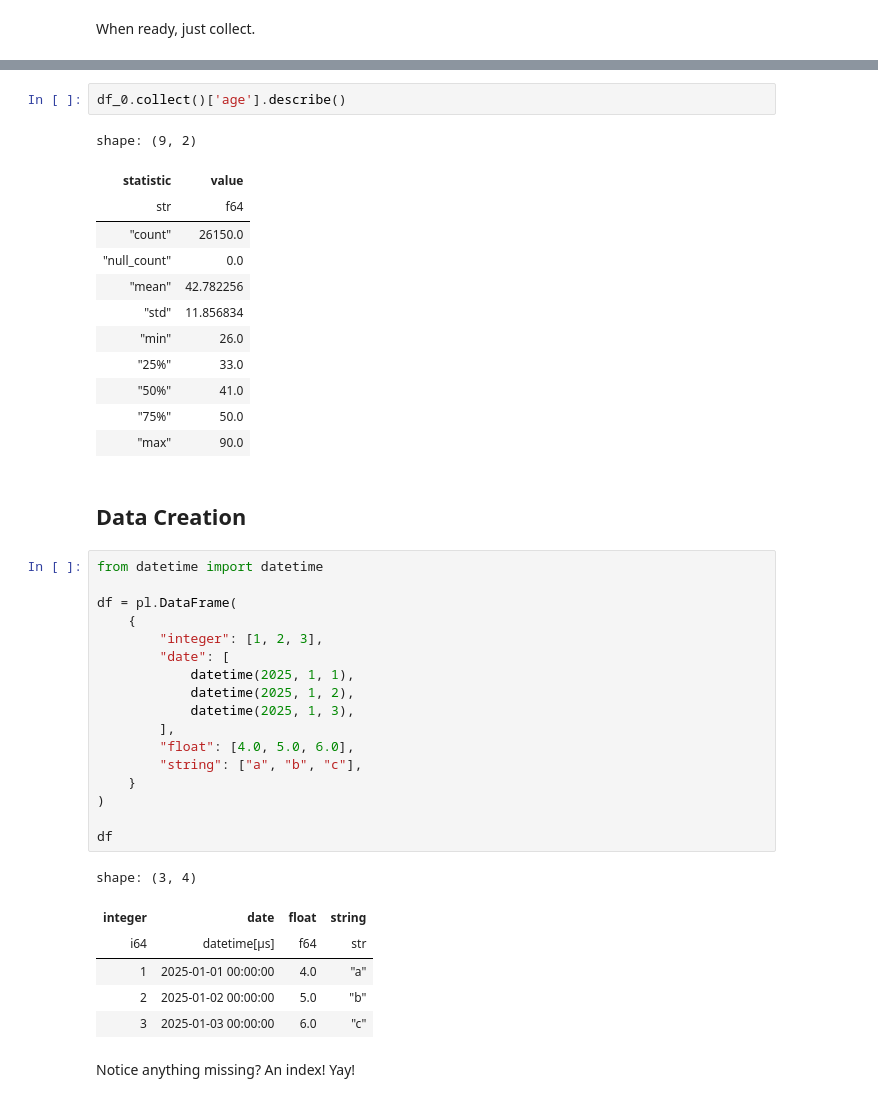
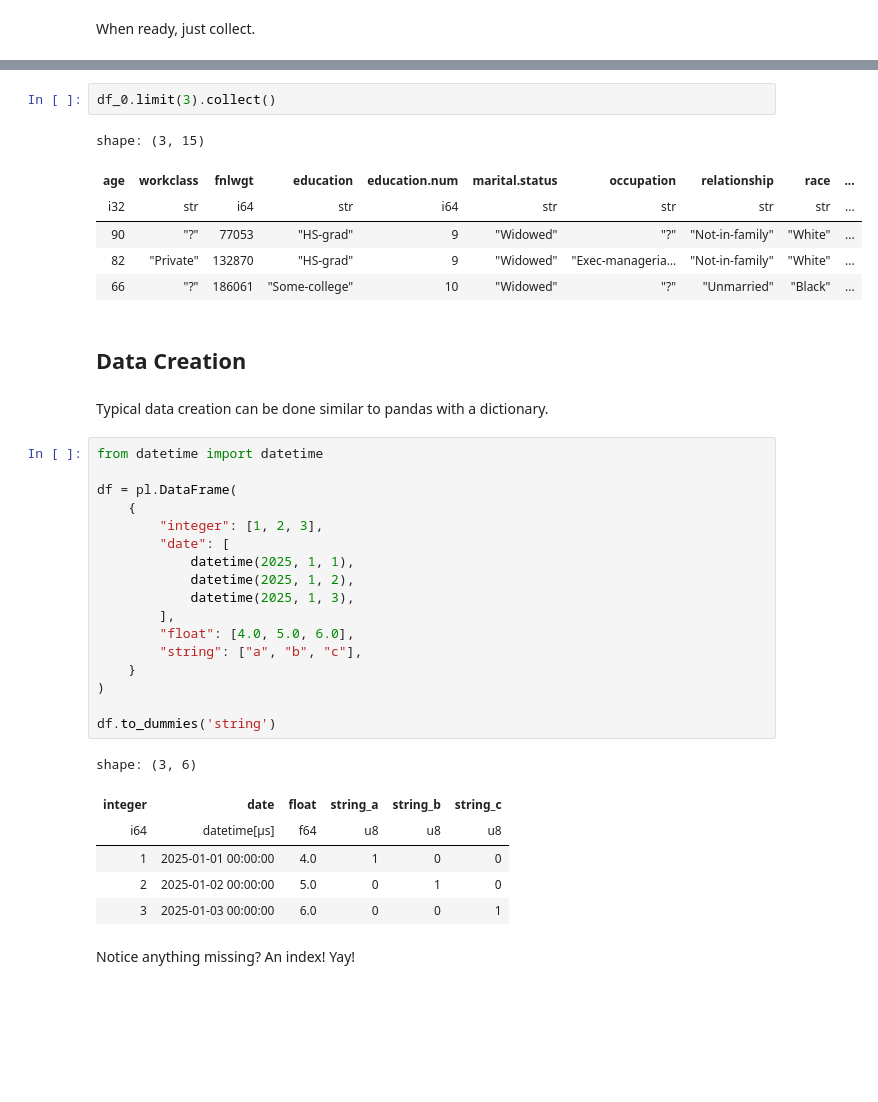
Before and after one commit to m-clark/polars-talk-2024, a Jupyter notebook: polars.ipynb, the cells around one changed output, grey strips where cells are left out. Drawn from its saved outputs; the diff is of its cells as text; blank space fills up the shorter version.

```diff
--- a/polars.ipynb
+++ b/polars.ipynb
@@ -51,20 +53,16 @@ When ready, just collect.
 # %%
-df_0.collect()['age'].describe()
+df_0.limit(3).collect()
 # %% [output]
-shape: (9, 2)
+shape: (3, 15)
-| statistic | value |
-| str | f64 |
-| "count" | 26150.0 |
-| "null_count" | 0.0 |
-| "mean" | 42.782256 |
-| "std" | 11.856834 |
-| "min" | 26.0 |
-| "25%" | 33.0 |
-| "50%" | 41.0 |
-| "75%" | 50.0 |
-| "max" | 90.0 |
+| age | workclass | fnlwgt | education | education.num | marital.status | occupation | relationship | race | ... |
+| i32 | str | i64 | str | i64 | str | str | str | str | ... |
+| 90 | "?" | 77053 | "HS-grad" | 9 | "Widowed" | "?" | "Not-in-family" | "White" | ... |
+| 82 | "Private" | 132870 | "HS-grad" | 9 | "Widowed" | "Exec-manageria… | "Not-in-family" | "White" | ... |
+| 66 | "?" | 186061 | "Some-college" | 10 | "Widowed" | "?" | "Unmarried" | "Black" | ... |
 # %% [markdown]
 ## Data Creation
+# %% [markdown]
+Typical data creation can be done similar to pandas with a dictionary.
 # %%
 from datetime import datetime
 
@@ -81,14 +79,14 @@ df = pl.DataFrame(
     }
 )
 
-df
+df.to_dummies('string')
 # %% [output]
-shape: (3, 4)
+shape: (3, 6)
-| integer | date | float | string |
-| i64 | datetime[μs] | f64 | str |
-| 1 | 2025-01-01 00:00:00 | 4.0 | "a" |
-| 2 | 2025-01-02 00:00:00 | 5.0 | "b" |
-| 3 | 2025-01-03 00:00:00 | 6.0 | "c" |
+| integer | date | float | string_a | string_b | string_c |
+| i64 | datetime[μs] | f64 | u8 | u8 | u8 |
+| 1 | 2025-01-01 00:00:00 | 4.0 | 1 | 0 | 0 |
+| 2 | 2025-01-02 00:00:00 | 5.0 | 0 | 1 | 0 |
+| 3 | 2025-01-03 00:00:00 | 6.0 | 0 | 0 | 1 |
 # %% [markdown]
 Notice anything missing? An index! Yay!
 # %% [markdown]
```
Also changed, not shown: parts of 80 cells of this notebook.
